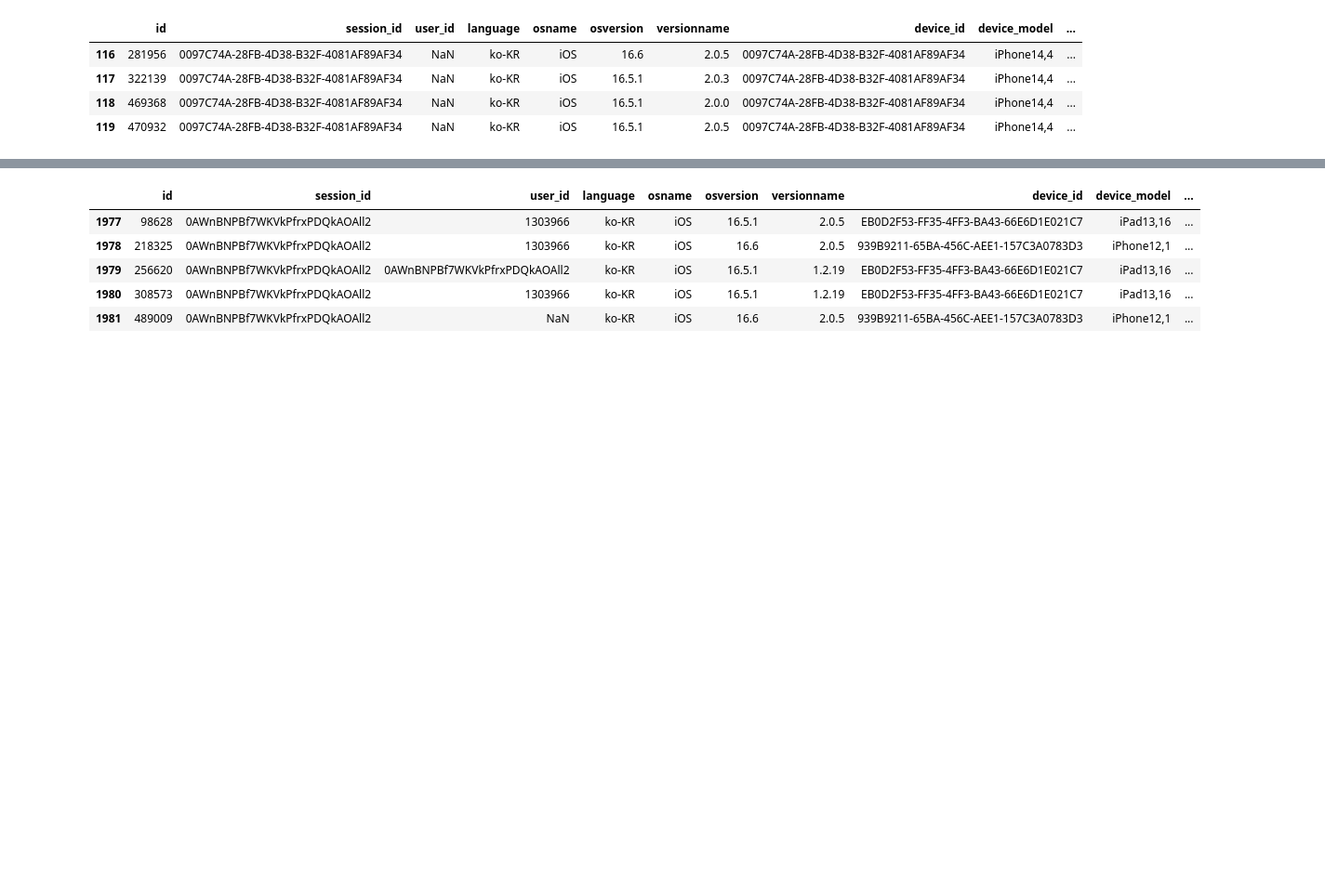
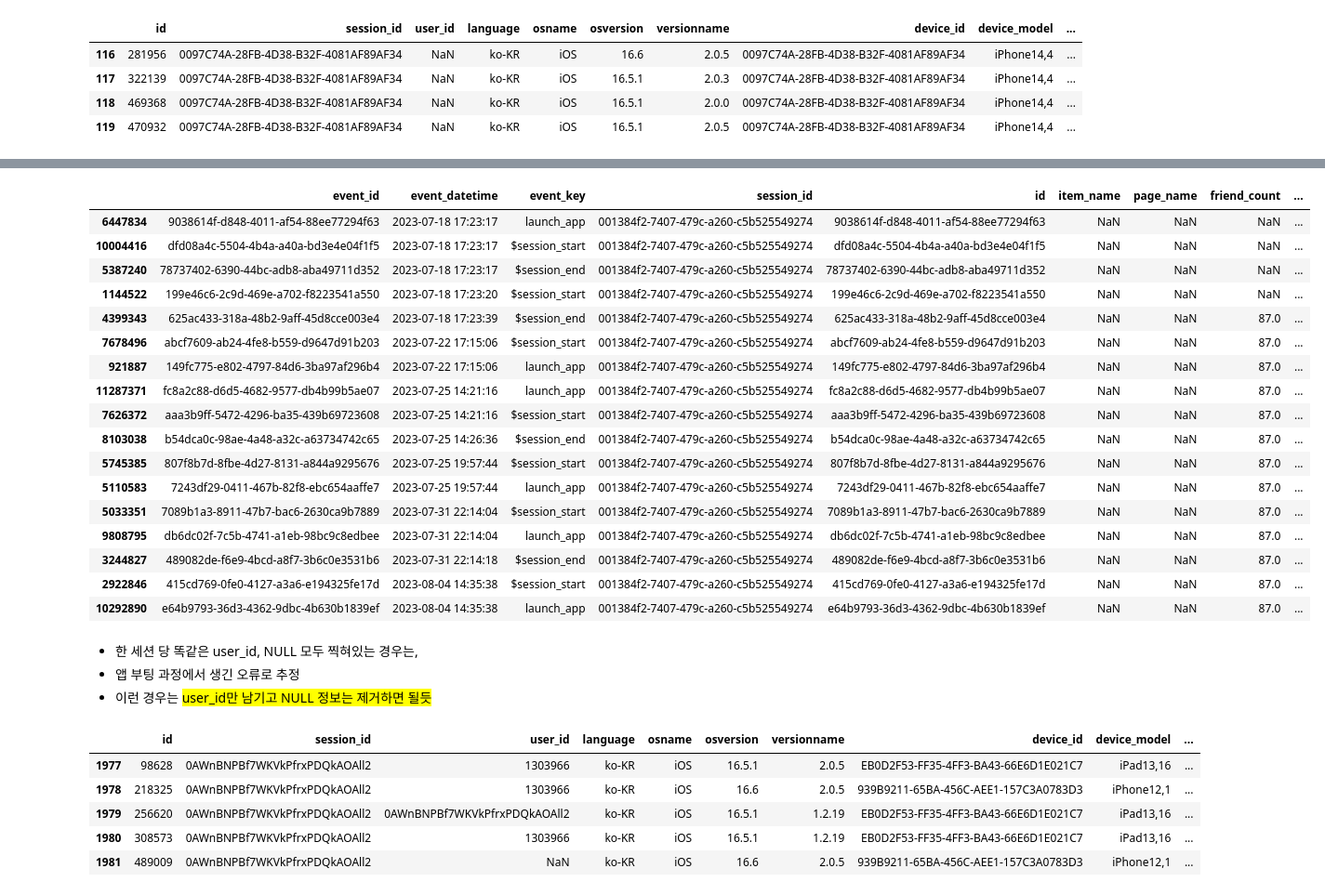
Before and after one commit to EtheriumArchive/Codeit_project, a Jupyter notebook: eda_eunsu_v3.ipynb, the cells around one changed output, grey strips where cells are left out. Shown at 93% size. Saved outputs shown, nothing was run; the diff lists cells and outputs as text; code cells hidden in the pictures; blank space fills up the shorter version.

```diff
--- a/eda_eunsu_v3.ipynb
+++ b/eda_eunsu_v3.ipynb
@@ -568,3 +842,37 @@ dup_null_user_id[dup_null_user_id['session_id'] == '0097C74A-28FB-4D38-B32F-4081
+# %%
+# 중복값 없는 애들에선
+# 부팅에서 NULL이 떠도 user_id에 NULL이 없는 경우 발견
+a = hackle_events[hackle_events['session_id'] == '001384f2-7407-479c-a260-c5b525549274'].sort_values(by='event_datetime')
+
+cond1 = a['event_key'] == 'launch_app'
+cond2 = a['event_key'] == '$session_start'
+cond3 = a['event_key'] == '$session_end'
+cond4 = a['event_key'] == 'view_login'
+
+a[cond1 | cond2 | cond3 | cond4]
+# %% [output]
+|  | event_id | event_datetime | event_key | session_id | id | item_name | page_name | friend_count | ... |
+| 6447834 | 9038614f-d848-4011-af54-88ee77294f63 | 2023-07-18 17:23:17 | launch_app | 001384f2-7407-479c-a260-c5b525549274 | 9038614f-d848-4011-af54-88ee77294f63 | NaN | NaN | NaN | ... |
+| 10004416 | dfd08a4c-5504-4b4a-a40a-bd3e4e04f1f5 | 2023-07-18 17:23:17 | $session_start | 001384f2-7407-479c-a260-c5b525549274 | dfd08a4c-5504-4b4a-a40a-bd3e4e04f1f5 | NaN | NaN | NaN | ... |
+| 5387240 | 78737402-6390-44bc-adb8-aba49711d352 | 2023-07-18 17:23:17 | $session_end | 001384f2-7407-479c-a260-c5b525549274 | 78737402-6390-44bc-adb8-aba49711d352 | NaN | NaN | NaN | ... |
+| 1144522 | 199e46c6-2c9d-469e-a702-f8223541a550 | 2023-07-18 17:23:20 | $session_start | 001384f2-7407-479c-a260-c5b525549274 | 199e46c6-2c9d-469e-a702-f8223541a550 | NaN | NaN | NaN | ... |
+| 4399343 | 625ac433-318a-48b2-9aff-45d8cce003e4 | 2023-07-18 17:23:39 | $session_end | 001384f2-7407-479c-a260-c5b525549274 | 625ac433-318a-48b2-9aff-45d8cce003e4 | NaN | NaN | 87.0 | ... |
+| 7678496 | abcf7609-ab24-4fe8-b559-d9647d91b203 | 2023-07-22 17:15:06 | $session_start | 001384f2-7407-479c-a260-c5b525549274 | abcf7609-ab24-4fe8-b559-d9647d91b203 | NaN | NaN | 87.0 | ... |
+| 921887 | 149fc775-e802-4797-84d6-3ba97af296b4 | 2023-07-22 17:15:06 | launch_app | 001384f2-7407-479c-a260-c5b525549274 | 149fc775-e802-4797-84d6-3ba97af296b4 | NaN | NaN | 87.0 | ... |
+| 11287371 | fc8a2c88-d6d5-4682-9577-db4b99b5ae07 | 2023-07-25 14:21:16 | launch_app | 001384f2-7407-479c-a260-c5b525549274 | fc8a2c88-d6d5-4682-9577-db4b99b5ae07 | NaN | NaN | 87.0 | ... |
+| 7626372 | aaa3b9ff-5472-4296-ba35-439b69723608 | 2023-07-25 14:21:16 | $session_start | 001384f2-7407-479c-a260-c5b525549274 | aaa3b9ff-5472-4296-ba35-439b69723608 | NaN | NaN | 87.0 | ... |
+| 8103038 | b54dca0c-98ae-4a48-a32c-a63734742c65 | 2023-07-25 14:26:36 | $session_end | 001384f2-7407-479c-a260-c5b525549274 | b54dca0c-98ae-4a48-a32c-a63734742c65 | NaN | NaN | 87.0 | ... |
+| 5745385 | 807f8b7d-8fbe-4d27-8131-a844a9295676 | 2023-07-25 19:57:44 | $session_start | 001384f2-7407-479c-a260-c5b525549274 | 807f8b7d-8fbe-4d27-8131-a844a9295676 | NaN | NaN | 87.0 | ... |
+| 5110583 | 7243df29-0411-467b-82f8-ebc654aaffe7 | 2023-07-25 19:57:44 | launch_app | 001384f2-7407-479c-a260-c5b525549274 | 7243df29-0411-467b-82f8-ebc654aaffe7 | NaN | NaN | 87.0 | ... |
+| 5033351 | 7089b1a3-8911-47b7-bac6-2630ca9b7889 | 2023-07-31 22:14:04 | $session_start | 001384f2-7407-479c-a260-c5b525549274 | 7089b1a3-8911-47b7-bac6-2630ca9b7889 | NaN | NaN | 87.0 | ... |
+| 9808795 | db6dc02f-7c5b-4741-a1eb-98bc9c8edbee | 2023-07-31 22:14:04 | launch_app | 001384f2-7407-479c-a260-c5b525549274 | db6dc02f-7c5b-4741-a1eb-98bc9c8edbee | NaN | NaN | 87.0 | ... |
+| 3244827 | 489082de-f6e9-4bcd-a8f7-3b6c0e3531b6 | 2023-07-31 22:14:18 | $session_end | 001384f2-7407-479c-a260-c5b525549274 | 489082de-f6e9-4bcd-a8f7-3b6c0e3531b6 | NaN | NaN | 87.0 | ... |
+| 2922846 | 415cd769-0fe0-4127-a3a6-e194325fe17d | 2023-08-04 14:35:38 | $session_start | 001384f2-7407-479c-a260-c5b525549274 | 415cd769-0fe0-4127-a3a6-e194325fe17d | NaN | NaN | 87.0 | ... |
+| 10292890 | e64b9793-36d3-4362-9dbc-4b630b1839ef | 2023-08-04 14:35:38 | launch_app | 001384f2-7407-479c-a260-c5b525549274 | e64b9793-36d3-4362-9dbc-4b630b1839ef | NaN | NaN | 87.0 | ... |
+# %% [markdown]
+- 한 세션 당 똑같은 user_id, NULL 모두 찍혀있는 경우는,
+- 앱 부팅 과정에서 생긴 오류로 추정
+- 이런 경우는 <mark>user_id만 남기고 NULL 정보는 제거하면 될듯
 # %%
 dup_null_user_id[dup_null_user_id['session_id'] == '0AWnBNPBf7WKVkPfrxPDQkAOAll2']
 # %% [output]
```
Also changed, not shown: parts of 63 cells of this notebook.
